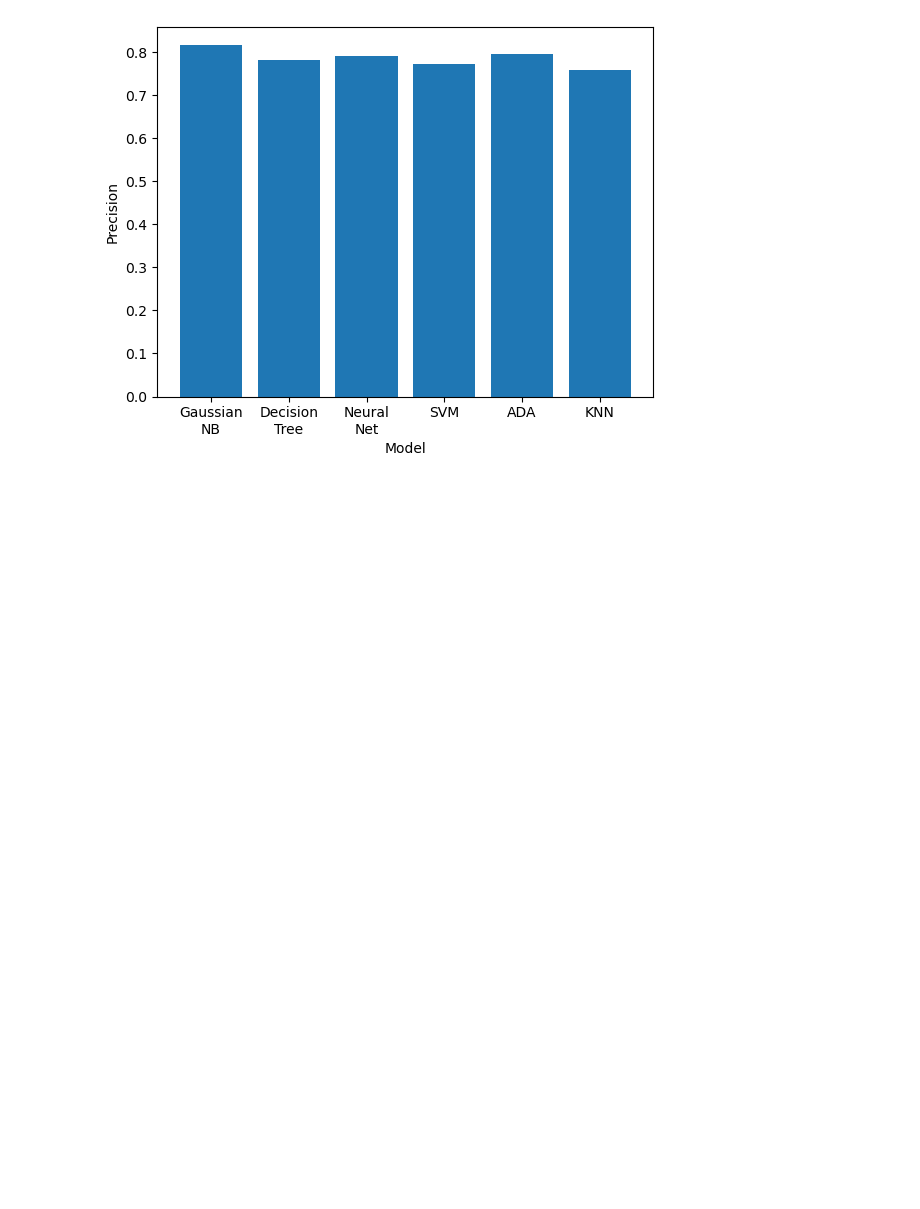
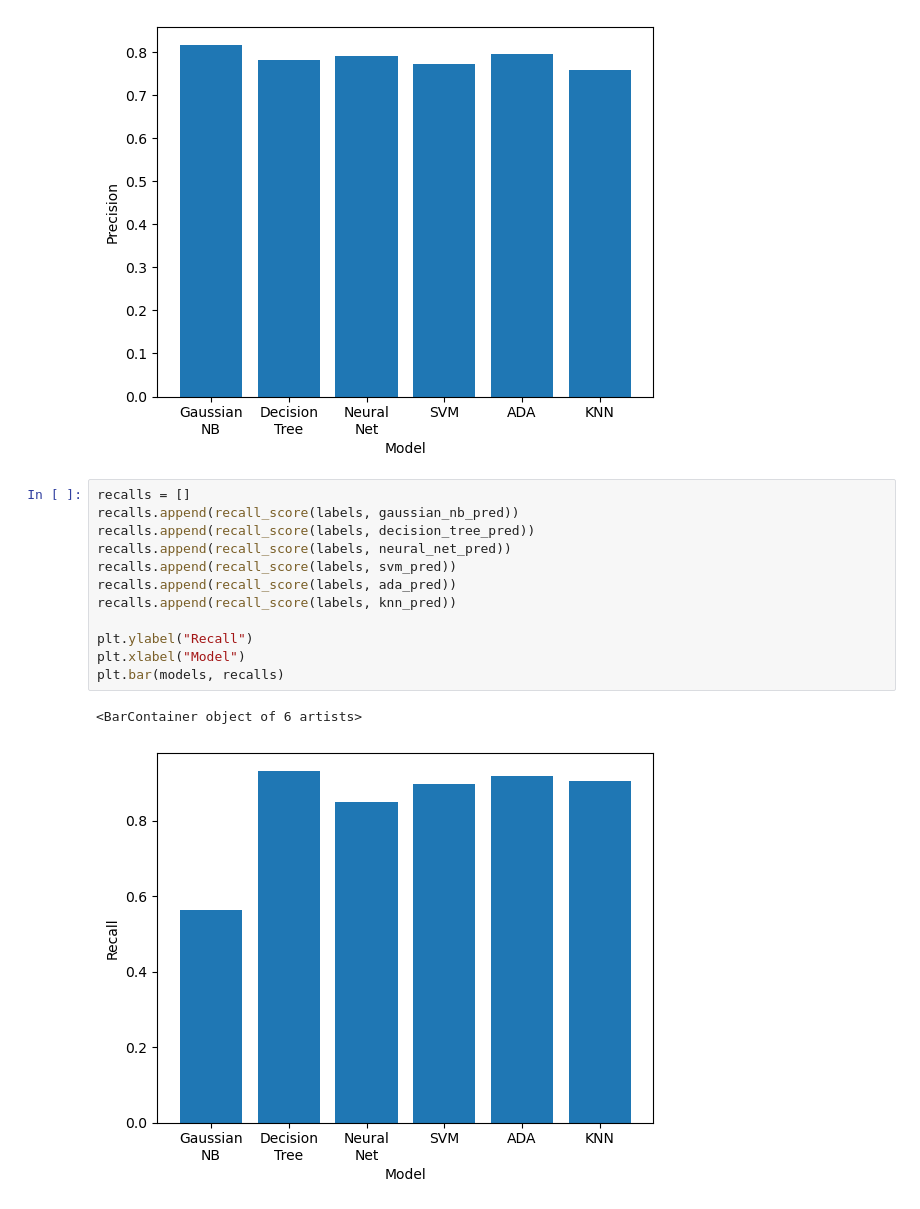
Before and after one commit to adriansacas/ml_final_project, a Jupyter notebook: FinalProject.ipynb, the cells around one changed output. Drawn from its saved outputs; the diff is of its cells as text; blank space fills up the shorter version.

Commit message:
Added Recall Graphs.

```diff
--- a/FinalProject.ipynb
+++ b/FinalProject.ipynb
@@ -608,3 +608,18 @@ plt.bar(models, precisions)
 # %% [output]
 <BarContainer object of 6 artists>
 [figure]
+# %%
+recalls = []
+recalls.append(recall_score(labels, gaussian_nb_pred))
+recalls.append(recall_score(labels, decision_tree_pred))
+recalls.append(recall_score(labels, neural_net_pred))
+recalls.append(recall_score(labels, svm_pred))
+recalls.append(recall_score(labels, ada_pred))
+recalls.append(recall_score(labels, knn_pred))
+
+plt.ylabel("Recall")
+plt.xlabel("Model")
+plt.bar(models, recalls)
+# %% [output]
+<BarContainer object of 6 artists>
+[figure, added]
```
Also changed, not shown: parts of 1 cell of this notebook.
